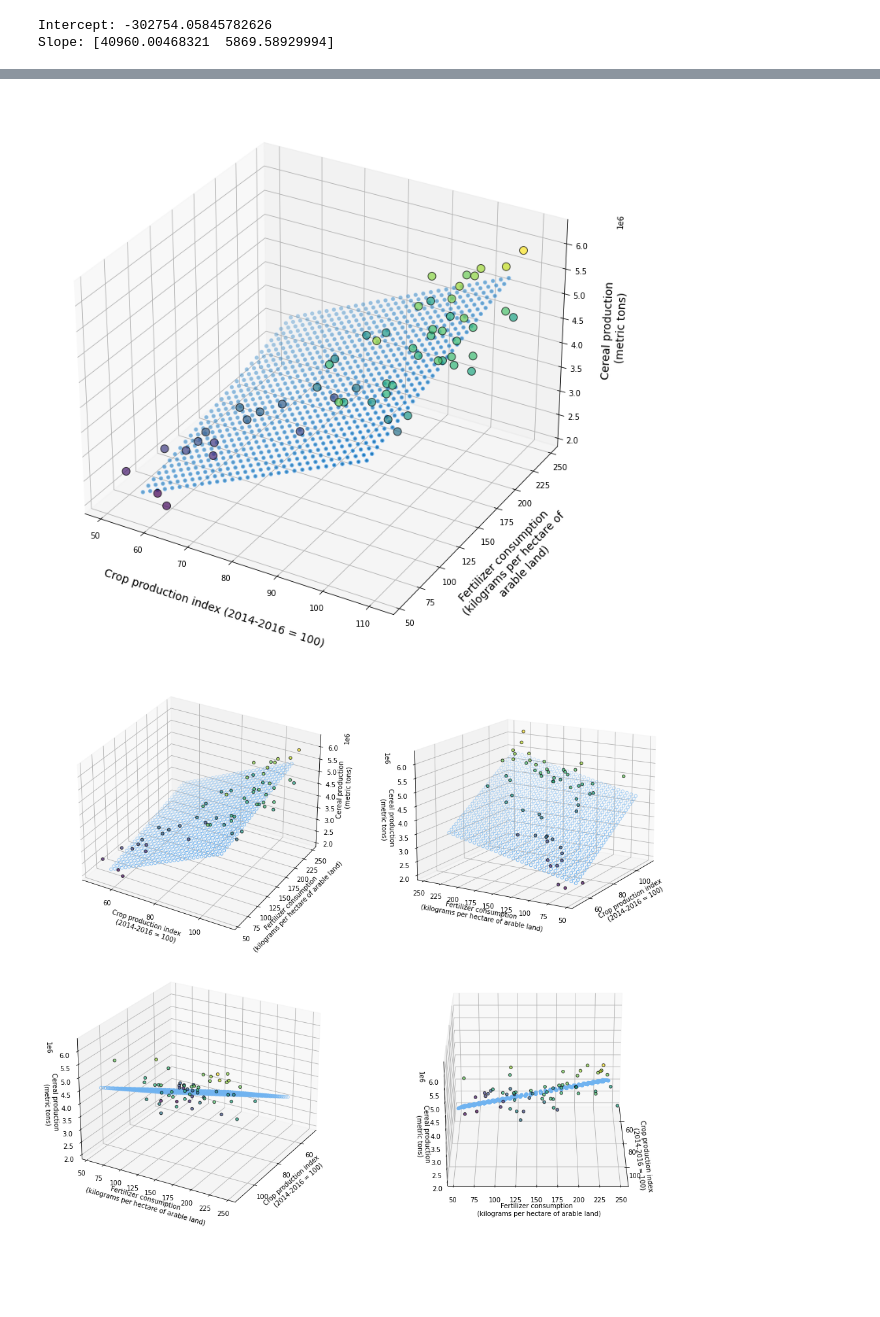
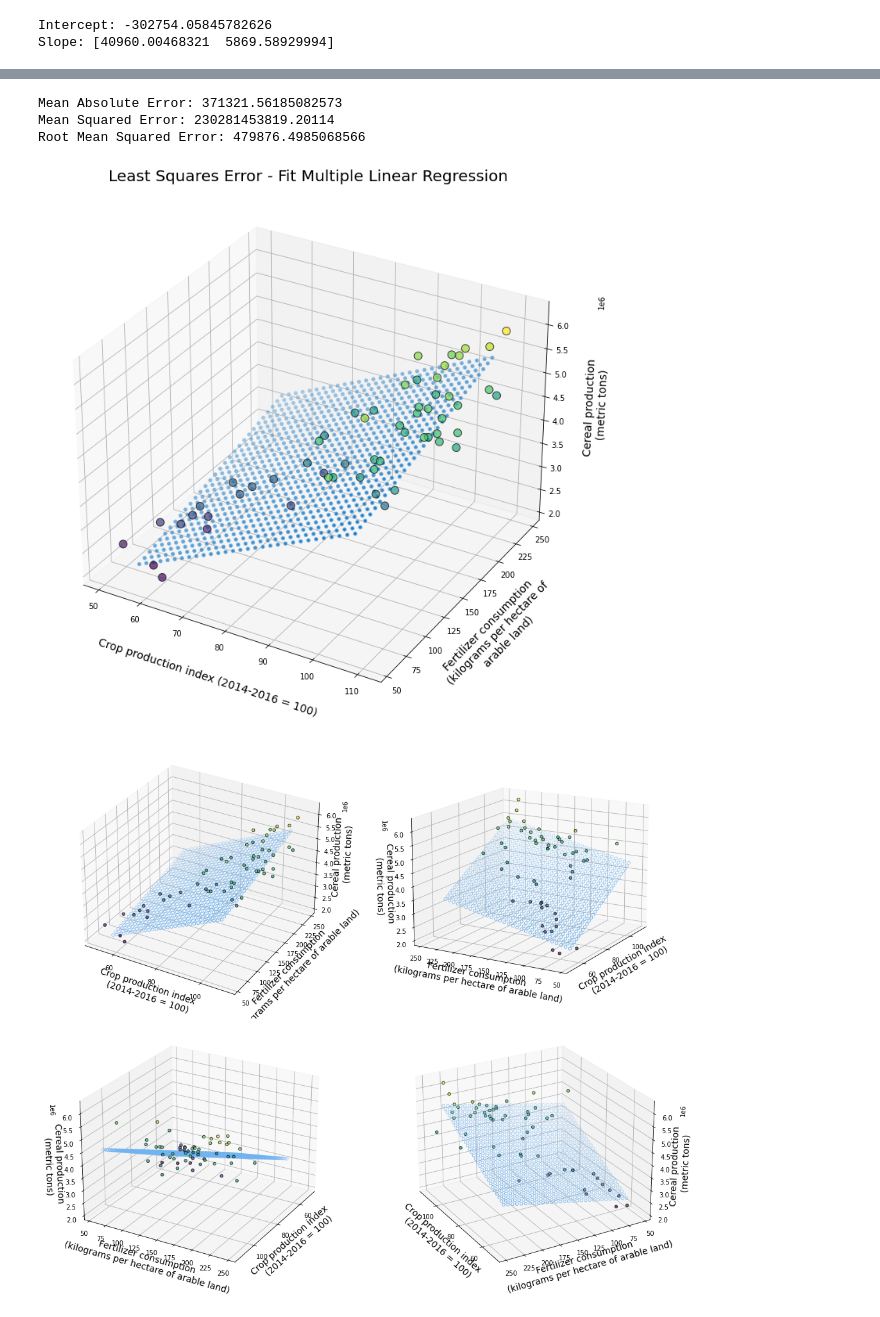
Before and after one commit to ZacharakisAndreas/MachineRhythms, a Jupyter notebook: Algorithms/MultipleLinearRegression/notebooks/analysis.ipynb, the cells around one changed output, grey strips where cells are left out. Drawn from its saved outputs; the diff is of its cells as text; code cells hidden in the pictures; blank space fills up the shorter version.

```diff
--- a/Algorithms/MultipleLinearRegression/notebooks/analysis.ipynb
+++ b/Algorithms/MultipleLinearRegression/notebooks/analysis.ipynb
@@ -67,3 +103,11 @@ model.score(X_train, y_train)
+# %%
+print('Mean Absolute Error:', metrics.mean_absolute_error(y_test, y_pred))
+print('Mean Squared Error:', metrics.mean_squared_error(y_test, y_pred))
+print('Root Mean Squared Error:', np.sqrt(metrics.mean_squared_error(y_test, y_pred)))
+# %% [output]
+Mean Absolute Error: 371321.56185082573
+Mean Squared Error: 230281453819.20114
+Root Mean Squared Error: 479876.4985068566
 # %%
 fig = plt.figure(figsize=(12, 10))
 ax = fig.add_subplot(111, projection='3d')
@@ -84,41 +128,41 @@ ax.set_xlabel('Crop production index (2014-2016 = 100)', fontsize=14, labelpad=2
 ax.set_ylabel('Fertilizer consumption \n (kilograms per hectare of \n arable land)', fontsize=14, labelpad=20)
 ax.set_zlabel('Cereal production \n (metric tons)', fontsize=14, labelpad=20)
 plt.subplots_adjust(bottom=0.15)
-#plt.title("Least squares error - fit multiple linear regression")
+plt.title("Least Squares Error - Fit Multiple Linear Regression", fontsize=20)
 plt.tight_layout()
 plt.savefig('../plots/LSE_fit.png')
 # %% [output]
-[figure, old version]
+[figure, new version]
 # %%
 xx_pred = np.linspace(np.min(X_test[variable_x1]), np.max(X_test[variable_x1]), 30)
 yy_pred = np.linspace(np.min(X_test[variable_x2]), np.max(X_test[variable_x2]), 30)
 xx_pred, yy_pred = np.meshgrid(xx_pred, yy_pred)
 model_viz = np.array([xx_pred.flatten(), yy_pred.flatten()]).T
 predicted = model.predict(model_viz)
 
 fig, ((ax1, ax2), (ax3, ax4)) = plt.subplots(2, 2, subplot_kw=dict(projection='3d'), figsize=(16,12))
 axes = [ax1, ax2, ax3, ax4]
 
 for ax in axes:
     #ax.plot(data[variable_x1], data[variable_x2], data[variable_y], color='k', zorder=15, linestyle='none', marker='o', alpha=0.5)
     ax.scatter(data[variable_x1], data[variable_x2], data[variable_y],
            linewidths=1, alpha=.7,
            edgecolor='k',
            s = 20,
            c=data[variable_y])
     ax.scatter(xx_pred.flatten(), yy_pred.flatten(), predicted, facecolor=(0,0,0,0), s=20, edgecolor='#70b3f0')
     ax.set_xlabel('Crop production index \n (2014-2016 = 100)', fontsize=14)
     ax.set_ylabel('Fertilizer consumption \n (kilograms per hectare of arable land)', fontsize=14)
     ax.set_zlabel('Cereal production \n (metric tons)', fontsize=14)
     ax.locator_params(nbins=4, axis='x')
     ax.locator_params(nbins=5, axis='x')
 
 #ax1.view_init(elev=25, azim=15)
 ax2.view_init(elev=15, azim=-150)
 ax3.view_init(elev=25, azim=30)
-ax4.view_init(elev=25, azim=0)
+ax4.view_init(elev=25, azim=-210)
 
 fig.tight_layout()
 #plt.savefig('../plots/.png')
 # %% [output]
-[figure, old version]
+[figure, new version]
```
Also changed, not shown: parts of 25 cells of this notebook, 1 other file.
